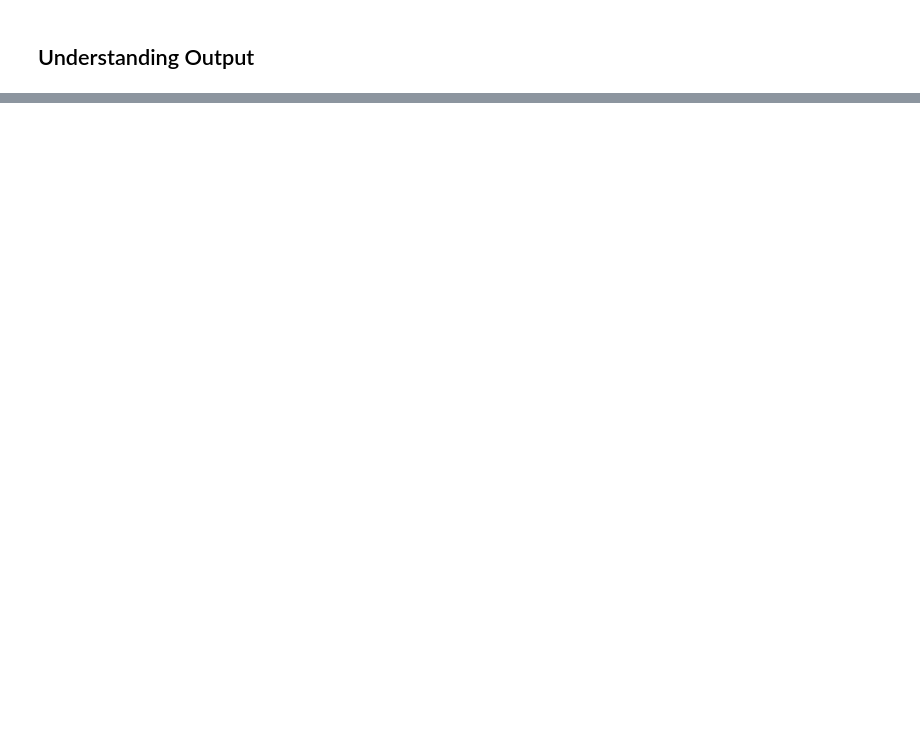
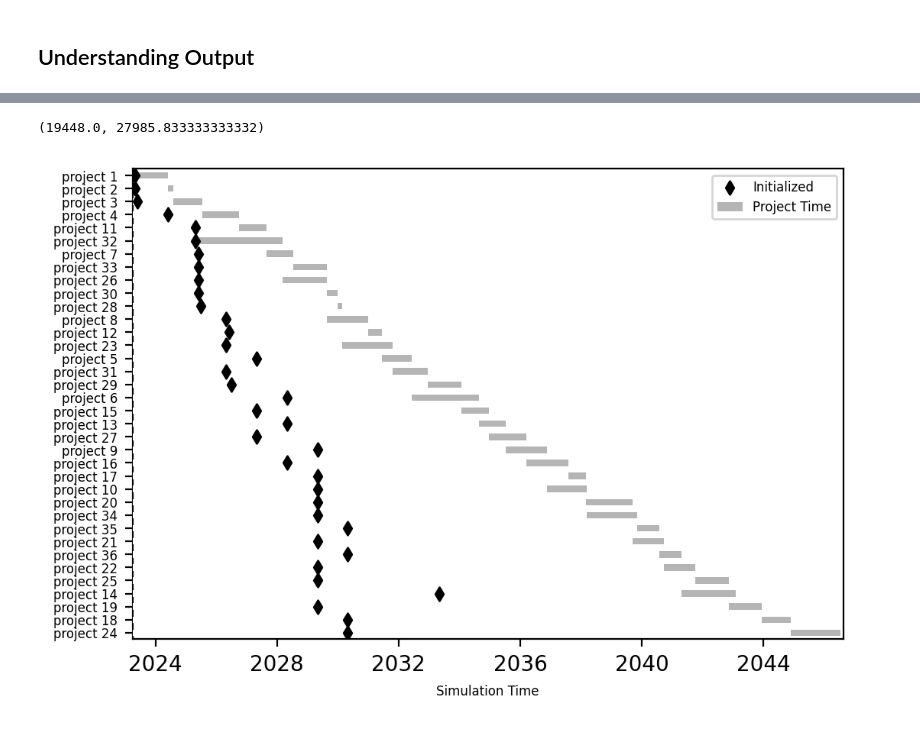
Before and after one commit to sbredenk/CORAL, a Jupyter notebook: coral_example_setup.ipynb, the cells around one changed output, grey strips where cells are left out. Drawn from its saved outputs; the diff is of its cells as text; code cells hidden in the pictures; blank space fills up the shorter version.

Commit message:
updated example and readme

```diff
--- a/coral_example_setup.ipynb
+++ b/coral_example_setup.ipynb
@@ -22,8 +26,7 @@ Provide allocations for all shared vessels. Include the vessel name in the libra
 pipeline = Pipeline(projects, base)
 
 allocations = {
-    # "wtiv": ('example_wtiv', 2),
-    "wtiv": ('example_heavy_lift_vessel', 2),
+    "wtiv": [('example_heavy_lift_vessel', 2),('example_wtiv', 2)],
     "feeder": ('example_heavy_feeder', 6),
     "port": [('northeast', 1), ('central', 1), ('south', 1)],
 }
@@ -49,27 +70,30 @@ df
 # %%
 fig = plt.figure(figsize=(6, 4), dpi=200)
 ax = fig.add_subplot(111)
 
 color_map = {
     "northeast": "tab:green",
     "central": "tab:red",
     "south": "tab:blue"
 }
 
 df["Date Finished"].plot(kind="barh", ax=ax, zorder=4, label="Project Time", color="#B5B5B5")
 df["Date Started"].plot(kind="barh", color="w", ax=ax, zorder=4, label="__nolabel__")
 
 df.plot(kind="scatter", x="Date Initialized", y="index", color='k', ax=ax, zorder=5, label="Initialized", marker="d")
-df.plot(kind="scatter", x="request-wtiv-date", y="index", color='tab:orange', ax=ax, zorder=5, label="WTIV", marker="x")
+# df.plot(kind="scatter", x="request-wtiv-date", y="index", color='tab:orange', ax=ax, zorder=5, label="WTIV", marker="x")
 
 groups = df.groupby("port")
-for name, group in groups:
-    group.plot(kind="scatter", x="request-port-date", y="index", ax=ax, marker="x", c=color_map[name], zorder=5, label=f"{name} ports".capitalize())
+# for name, group in groups:
+#     group.plot(kind="scatter", x="request-port-date", y="index", ax=ax, marker="x", c=color_map[name], zorder=5, label=f"{name} ports".capitalize())
 
-ax.set_xlabel("Simulation Time")
+ax.set_xlabel("Simulation Time", fontsize=6)
 ax.set_ylabel("")
-_ = ax.set_yticklabels(df['name'])
+_ = ax.set_yticklabels(df['name'], fontsize=6)
 
-ax.legend()
+ax.legend(fontsize=6)
 
 ax.set_xlim(manager._start - dt.timedelta(days=30), df["Date Finished"].max() + dt.timedelta(days=30))
+# %% [output]
+(19448.0, 27985.833333333332)
+[figure, added]
```
Also changed, not shown: parts of 4 cells of this notebook, 3 other files.
